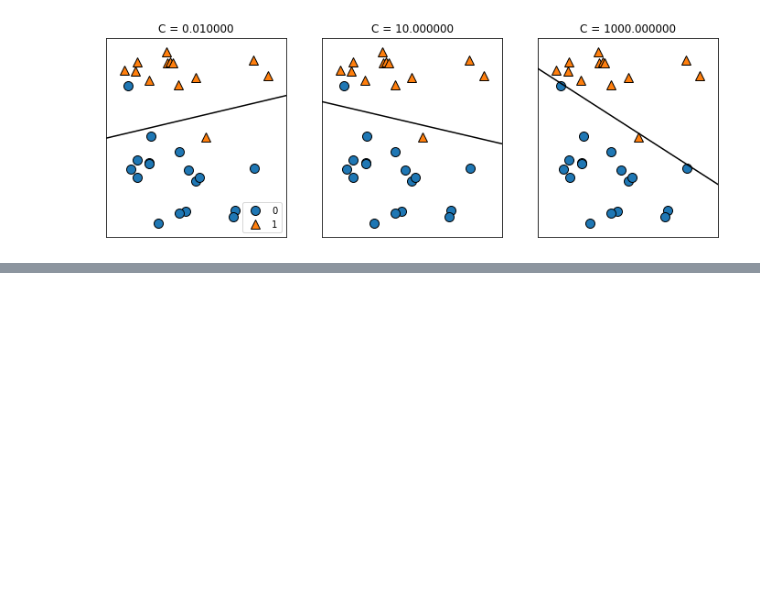
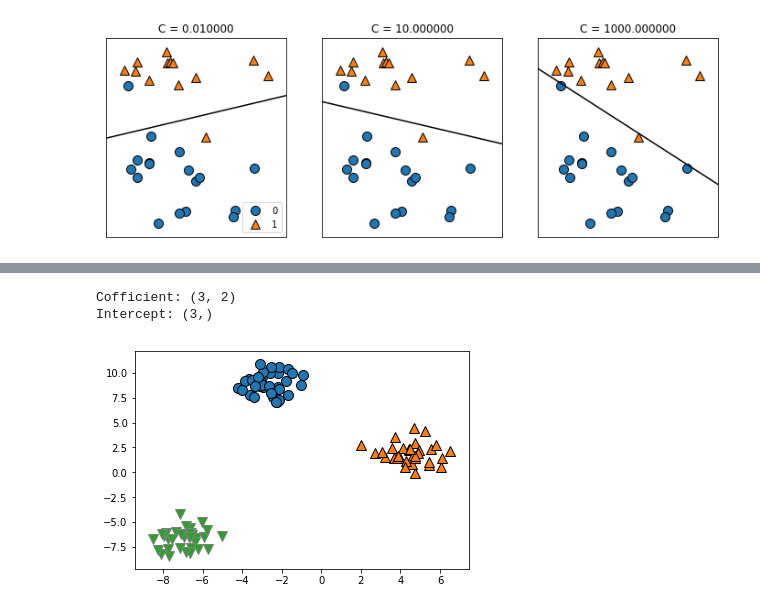
Before and after one commit to soudegesu/sklearn-test, a Jupyter notebook: linear_svc.ipynb, the cells around one changed output, grey strips where cells are left out. Cells and saved outputs as stored; diff of their text form; code cells hidden in the pictures; blank space fills up the shorter version.

Commit message:
add liner svm

```diff
--- a/linear_svc.ipynb
+++ b/linear_svc.ipynb
@@ -31,0 +155,16 @@ mglearn.plots.plot_linear_svc_regularization()
+# %%
+from sklearn.datasets import make_blobs
+import mglearn
+from matplotlib import pyplot as plt
+from sklearn.svm import LinearSVC
+
+X, y = make_blobs(random_state = 42)
+mglearn.discrete_scatter(X[:, 0], X[:, 1], y)
+
+liner_svc = LinearSVC().fit(X, y)
+print("Cofficient: " + str(liner_svc.coef_.shape))
+print("Intercept: " + str(liner_svc.intercept_.shape))
+# %% [output]
+Cofficient: (3, 2)
+Intercept: (3,)
+[figure, added]
```
Also changed, not shown: parts of 8 cells of this notebook.
